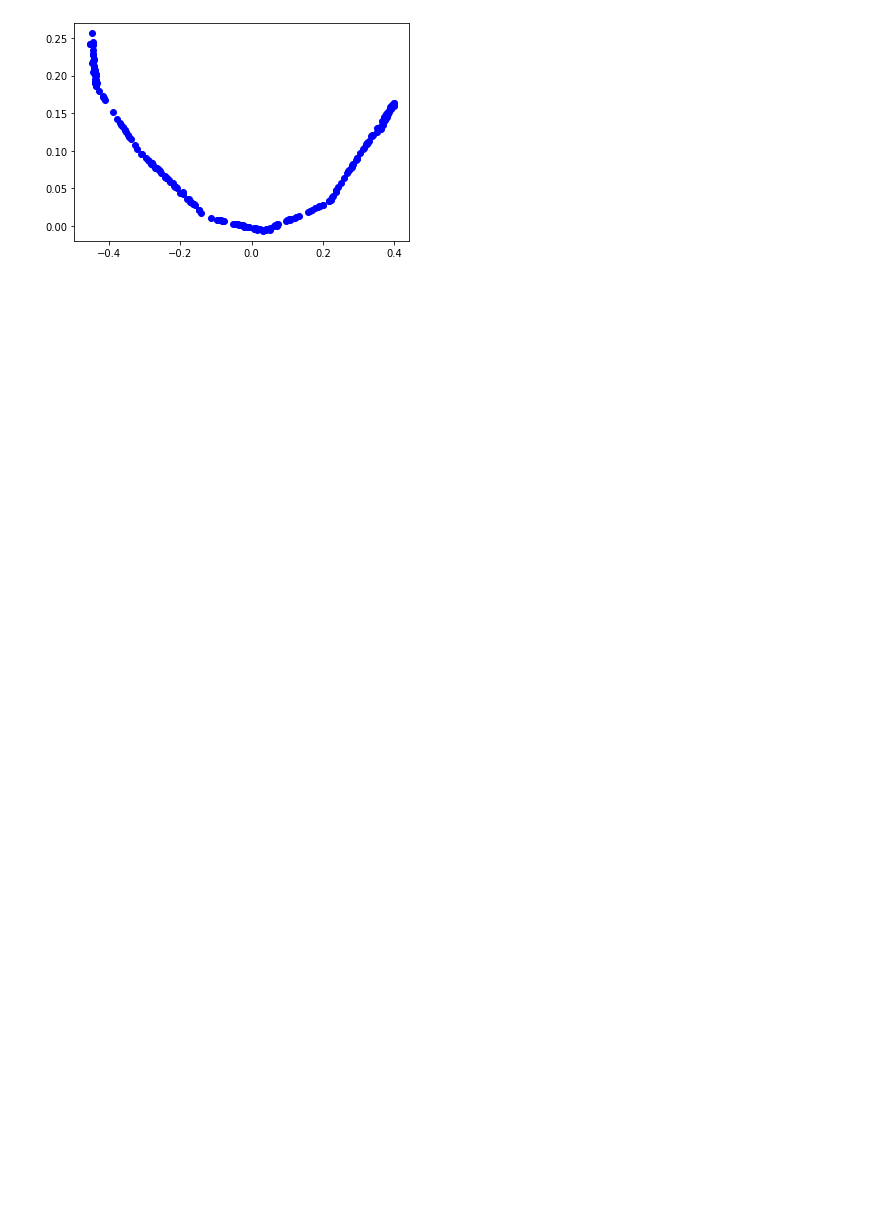
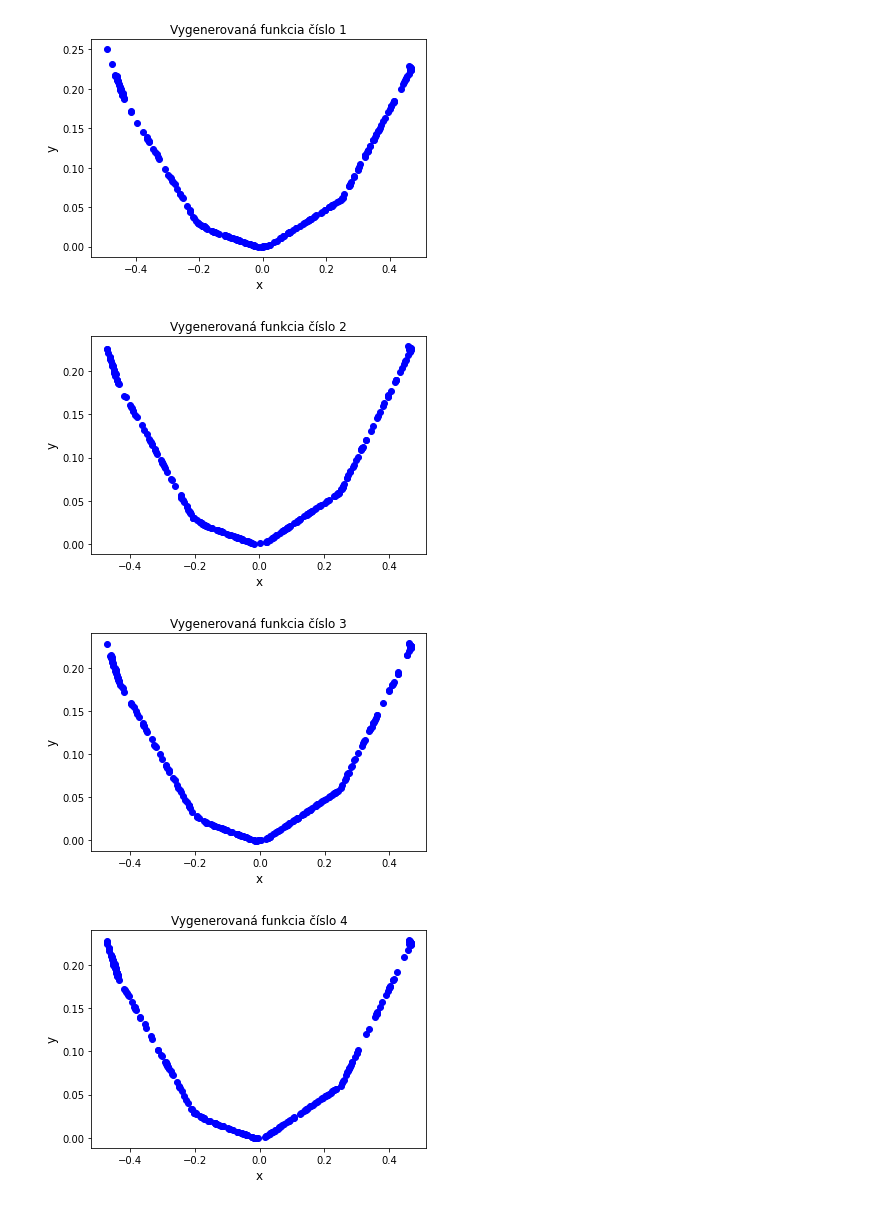
Before and after one commit to Shegy12/GAN-for-generating-artificial-ECG-data, a Jupyter notebook: GAN_1D_functions.ipynb, the cells around one changed output. Drawn from its saved outputs; the diff is of its cells as text; code cells hidden in the pictures; blank space fills up the shorter version.

```diff
--- a/GAN_1D_functions.ipynb
+++ b/GAN_1D_functions.ipynb
@@ -190,20 +156,0 @@ Training the discriminator model is straightforward. The goal is to train a gene
-# %%
-def train_discriminator(discriminator_model, n_epochs=1000, n_batch=128):
-	half_batch = int(n_batch / 2)
-  # run epochs manually 1000x
-	for i in range(n_epochs):
-		# generate real examples
-		X_real, y_real = generate_real_samples(half_batch)
-		# update model
-		discriminator_model.train_on_batch(X_real, y_real)
-		# generate fake examples
-		X_fake, y_fake = generate_fake_samples(half_batch)
-		# update model
-		discriminator_model.train_on_batch(X_fake, y_fake)
-		# evaluate the model
-		_, acc_real = discriminator_model.evaluate(X_real, y_real, verbose=0)
-		_, acc_fake = discriminator_model.evaluate(X_fake, y_fake, verbose=0)
-		print(i, acc_real, acc_fake)
-
-# fit the model
-train_discriminator(discriminator_model)
@@ -785,9 +671,16 @@ print(end - start) # Time in seconds, e.g. 5.38091952400282
 # %%
-# SINUS can rewrite x^2 generator (they have the same name)
-x_fake=[]
-y_fake=[]
-x_fake, y_fake = generate_fake_samples(generator, 5, 256)
-pyplot.scatter(x_fake[:, 0], x_fake[:, 1], color='blue')
-pyplot.show()
+# X^2
+for i in range(5):
+  x_fake=[]
+  y_fake=[]
+  x_fake, y_fake = generate_fake_samples(generator, 5, 250)
+  pyplot.scatter(x_fake[:, 0], x_fake[:, 1], color='blue')
+  plt.xlabel('x',fontsize=12)
+  plt.ylabel('y',fontsize=12)
+  plt.title('Vygenerovaná funkcia číslo'+' '+str(i+1))
+  pyplot.show()
 # %% [output]
-[figure, old version]
+[figure, new version]
+[figure, added]
+[figure, added]
+[figure, added]
```
Also changed, not shown: parts of 29 cells of this notebook.
